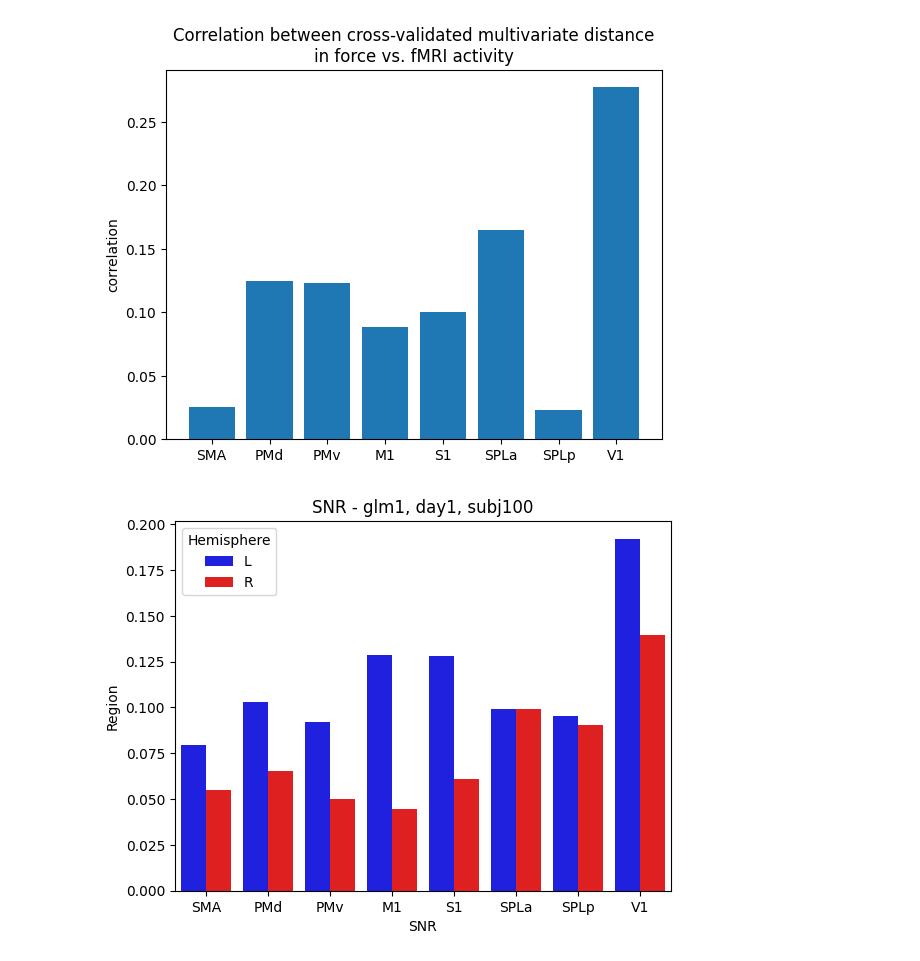
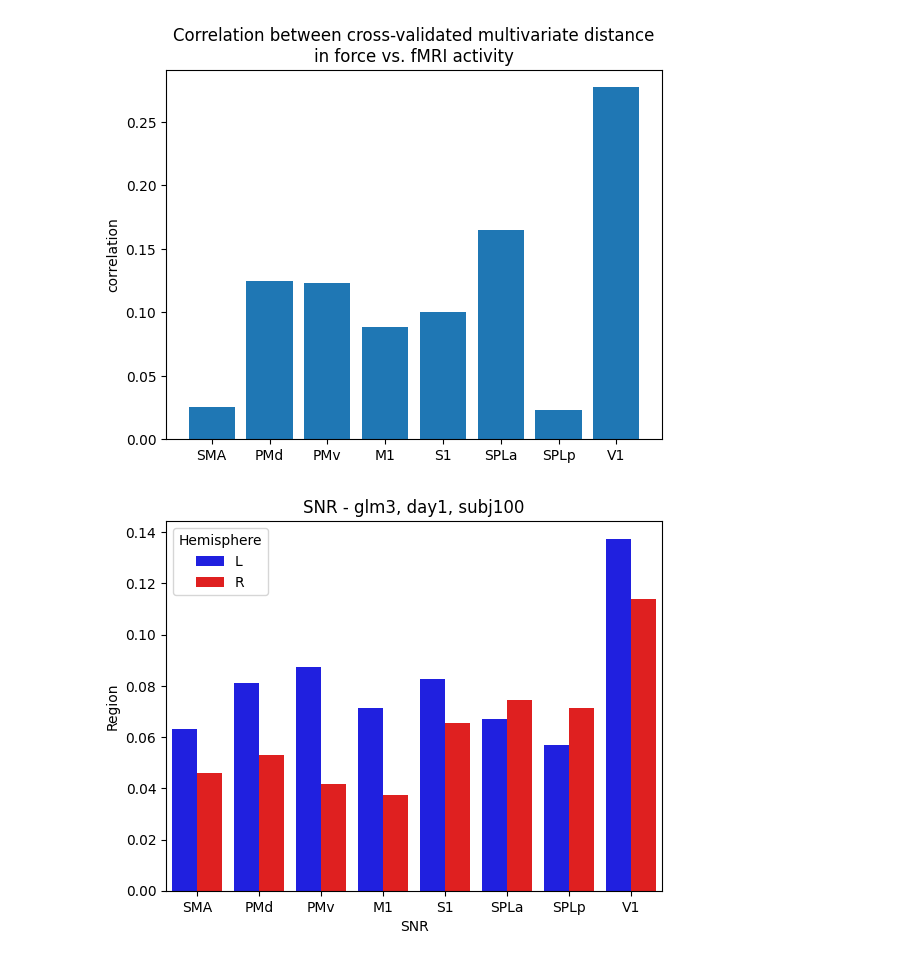
Before and after one commit to mnlmrc/extension-flexion-chords, a Jupyter notebook: efc4/notebooks/main.ipynb, the cells around one changed output. Drawn from its saved outputs; the diff is of its cells as text; code cells hidden in the pictures.

```diff
--- a/efc4/notebooks/main.ipynb
+++ b/efc4/notebooks/main.ipynb
@@ -129,7 +131,7 @@ from variance_decomposition import within_subj_var
 
 # Define parameters
 experiment = 'efc4'
-glm = 1
+glm = 3
 sn = 100
 day = 1
 
@@ -145,31 +147,31 @@ for Hem in ['L', 'R']:
 
         # Prewhitening
         # Y = Y / np.sqrt(res)
 
         # Load partitioning and condition information
         reginfo = pd.read_csv(os.path.join(gl.baseDir, experiment, f'{gl.glmDir}{glm}', f'day{day}', f'subj{sn}', 'reginfo.tsv'), sep='\t')
         partition_vec = reginfo.run
         cond_vec = reginfo.name
 
         # Compute variance components
         v_s, v_se = within_subj_var(Y, partition_vec, cond_vec, subtract_mean=True)
         snr = v_s / v_se
 
         # Append to data list
         snr_data.append({'ROI': roi, 'Hemisphere': Hem, 'SNR': snr})
 
 # Convert to DataFrame
 snr_df = pd.DataFrame(snr_data)
 
 # Pivot Data for Faceted Plot
 fig, axs = plt.subplots()
 sns.barplot(data=snr_df, y='SNR', x='ROI', hue='Hemisphere', palette={'L': 'blue', 'R': 'red'}, dodge=True, ax=axs)
 
 # Formatting
 axs.set_xlabel("SNR")
 axs.set_ylabel("Region")
 axs.set_title(f'SNR - glm{glm}, day{day}, subj{sn}')
 axs.legend(title="Hemisphere")
 plt.show()
 # %% [output]
-[figure, old version]
+[figure, new version]
```
Also changed, not shown: parts of 1 cell of this notebook, 1 other file.
